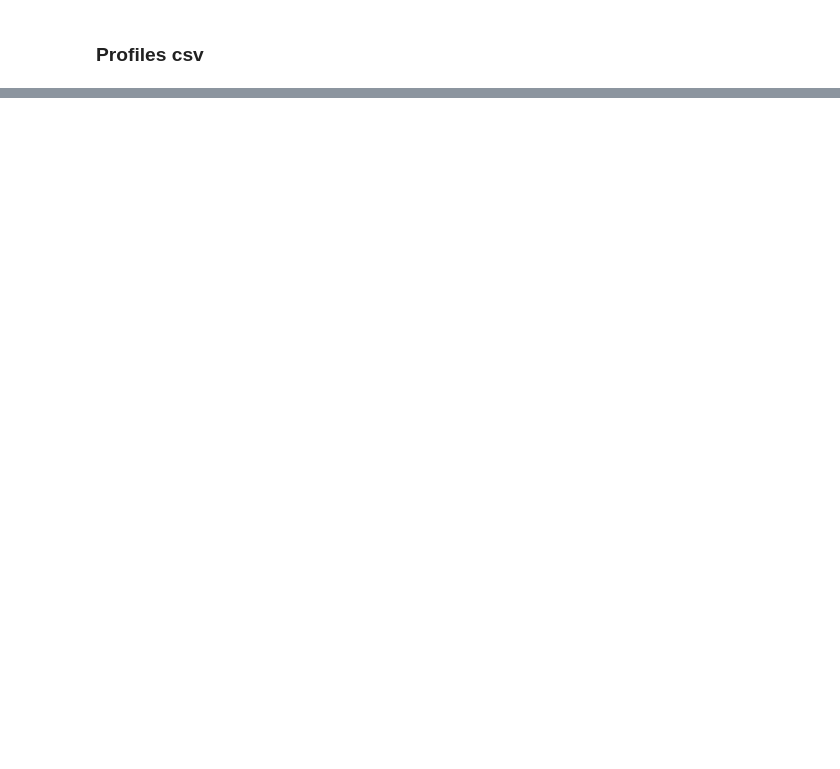
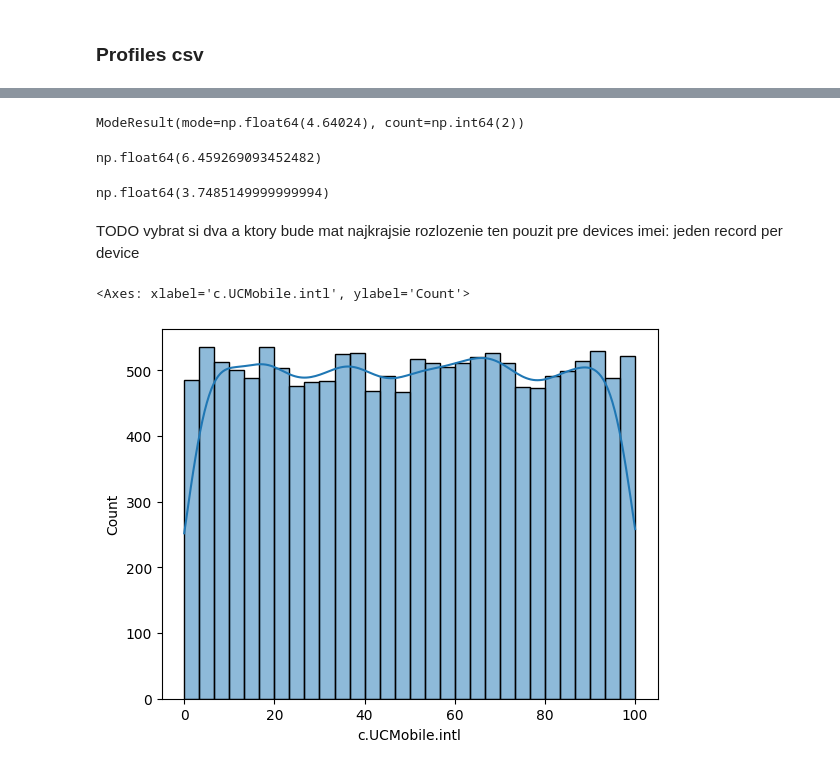
Before and after one commit to MartinH2k3/IAUProject, a Jupyter notebook: phase1-1.ipynb, the cells around one changed output, grey strips where cells are left out. Saved outputs shown, nothing was run; the diff lists cells and outputs as text; code cells hidden in the pictures; blank space fills up the shorter version.

```diff
--- a/phase1-1.ipynb
+++ b/phase1-1.ipynb
@@ -112,0 +297,21 @@ profiles.head()
+# %%
+stats.mode(connections['c.android.youtube'])
+# %% [output]
+ModeResult(mode=np.float64(4.64024), count=np.int64(2))
+# %%
+np.var(connections['c.android.youtube'])
+# %% [output]
+np.float64(6.459269093452482)
+# %%
+iqr = np.percentile(connections['c.android.youtube'], 75) - np.percentile(connections['c.android.youtube'], 25)
+iqr
+# %% [output]
+np.float64(3.7485149999999994)
+# %% [markdown]
+TODO vybrat si dva a ktory bude mat najkrajsie rozlozenie ten pouzit
+pre devices imei: jeden record per device
+# %%
+sns.histplot(connections['c.UCMobile.intl'], bins=30, kde=True)
+# %% [output]
+<Axes: xlabel='c.UCMobile.intl', ylabel='Count'>
+[figure, added]
```
Also changed, not shown: parts of 37 cells of this notebook.
